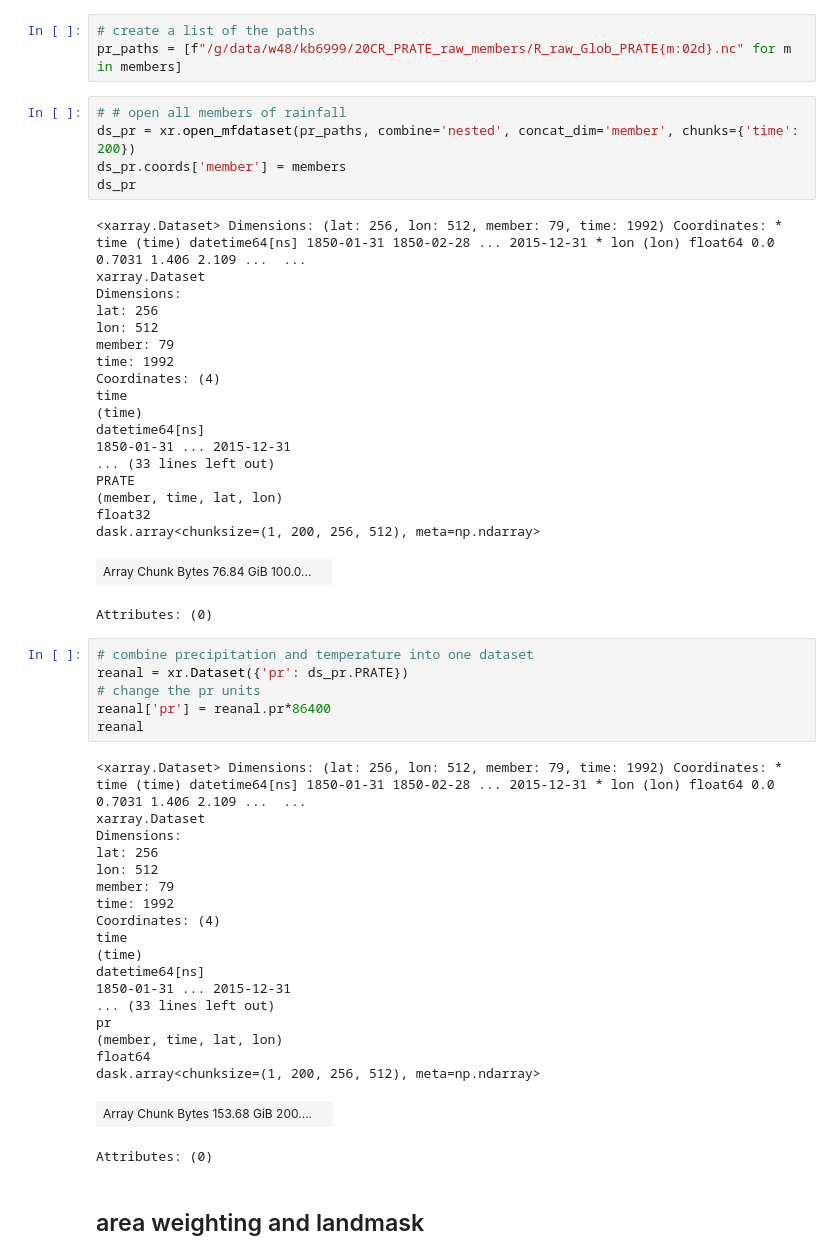
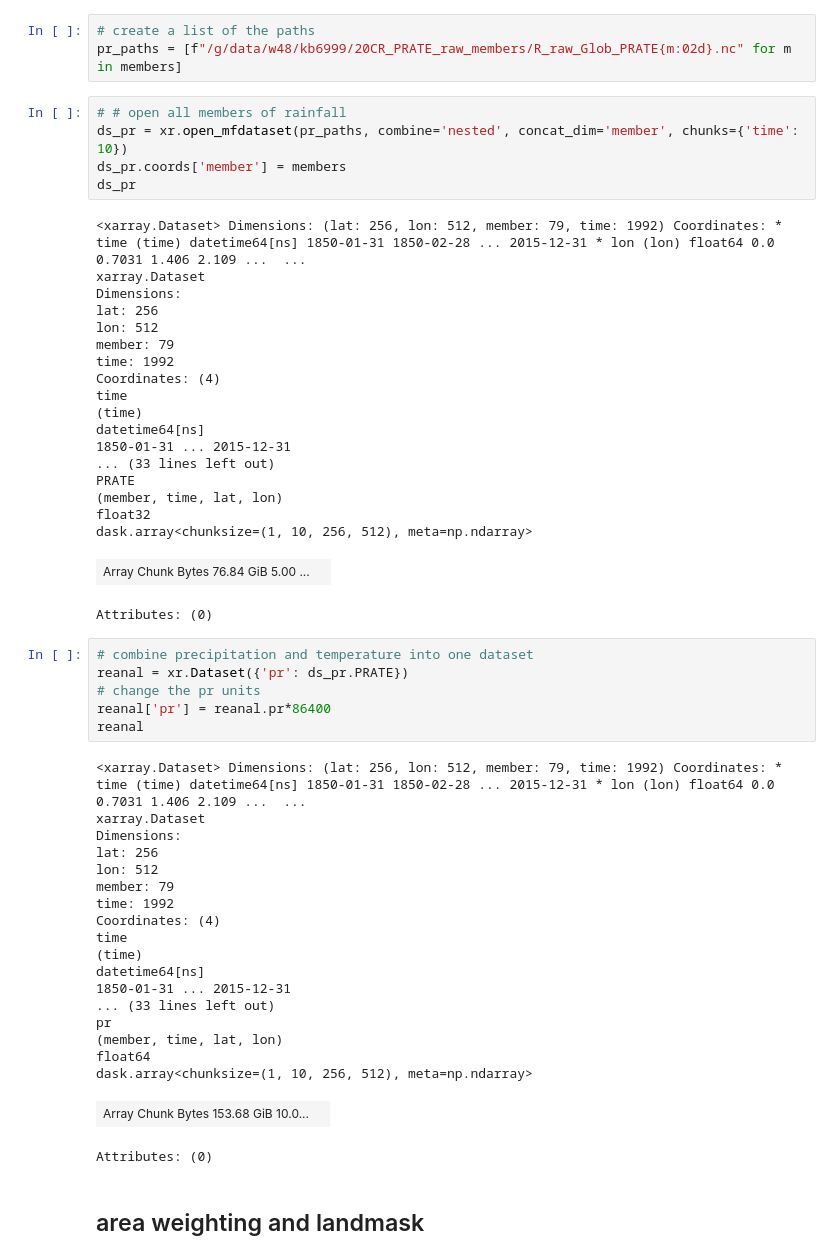
Before and after one commit to kbongi/reanalysis, a Jupyter notebook: R_read_netcdf_raw_PRATE_2021.07.23.ipynb, the cells around one changed output. Saved outputs shown, nothing was run; the diff lists cells and outputs as text.

```diff
--- a/R_read_netcdf_raw_PRATE_2021.07.23.ipynb
+++ b/R_read_netcdf_raw_PRATE_2021.07.23.ipynb
@@ -38,28 +38,28 @@ members = [*range(1,70),*range(71,81)]
 pr_paths = [f"/g/data/w48/kb6999/20CR_PRATE_raw_members/R_raw_Glob_PRATE{m:02d}.nc" for m in members]
 # %%
 # # open all members of rainfall
-ds_pr = xr.open_mfdataset(pr_paths, combine='nested', concat_dim='member', chunks={'time': 200})
+ds_pr = xr.open_mfdataset(pr_paths, combine='nested', concat_dim='member', chunks={'time': 10})
 ds_pr.coords['member'] = members
 ds_pr
 # %% [output]
 <xarray.Dataset> Dimensions: (lat: 256, lon: 512, member: 79, time: 1992) Coordinates: * time (time) datetime64[ns] 1850-01-31 1850-02-28 ... 2015-12-31 * lon (lon) float64 0.0 0.7031 1.406 2.109 ...  ...
 xarray.Dataset
 Dimensions:
 lat: 256
 lon: 512
 member: 79
 time: 1992
 Coordinates: (4)
 time
 (time)
 datetime64[ns]
 1850-01-31 ... 2015-12-31
 ... (33 lines left out)
 PRATE
 (member, time, lat, lon)
 float32
-dask.array<chunksize=(1, 200, 256, 512), meta=np.ndarray>
+dask.array<chunksize=(1, 10, 256, 512), meta=np.ndarray>
-| Array Chunk Bytes 76.84 GiB 100.0... |  |
+| Array Chunk Bytes 76.84 GiB 5.00 ... |  |
 Attributes: (0)
 # %%
 # combine precipitation and temperature into one dataset
@@ -84,8 +84,8 @@ datetime64[ns]
 pr
 (member, time, lat, lon)
 float64
-dask.array<chunksize=(1, 200, 256, 512), meta=np.ndarray>
+dask.array<chunksize=(1, 10, 256, 512), meta=np.ndarray>
-| Array Chunk Bytes 153.68 GiB 200.... |  |
+| Array Chunk Bytes 153.68 GiB 10.0... |  |
 Attributes: (0)
 # %% [markdown]
 ## area weighting and landmask
```
Also changed, not shown: parts of 9 cells of this notebook.
